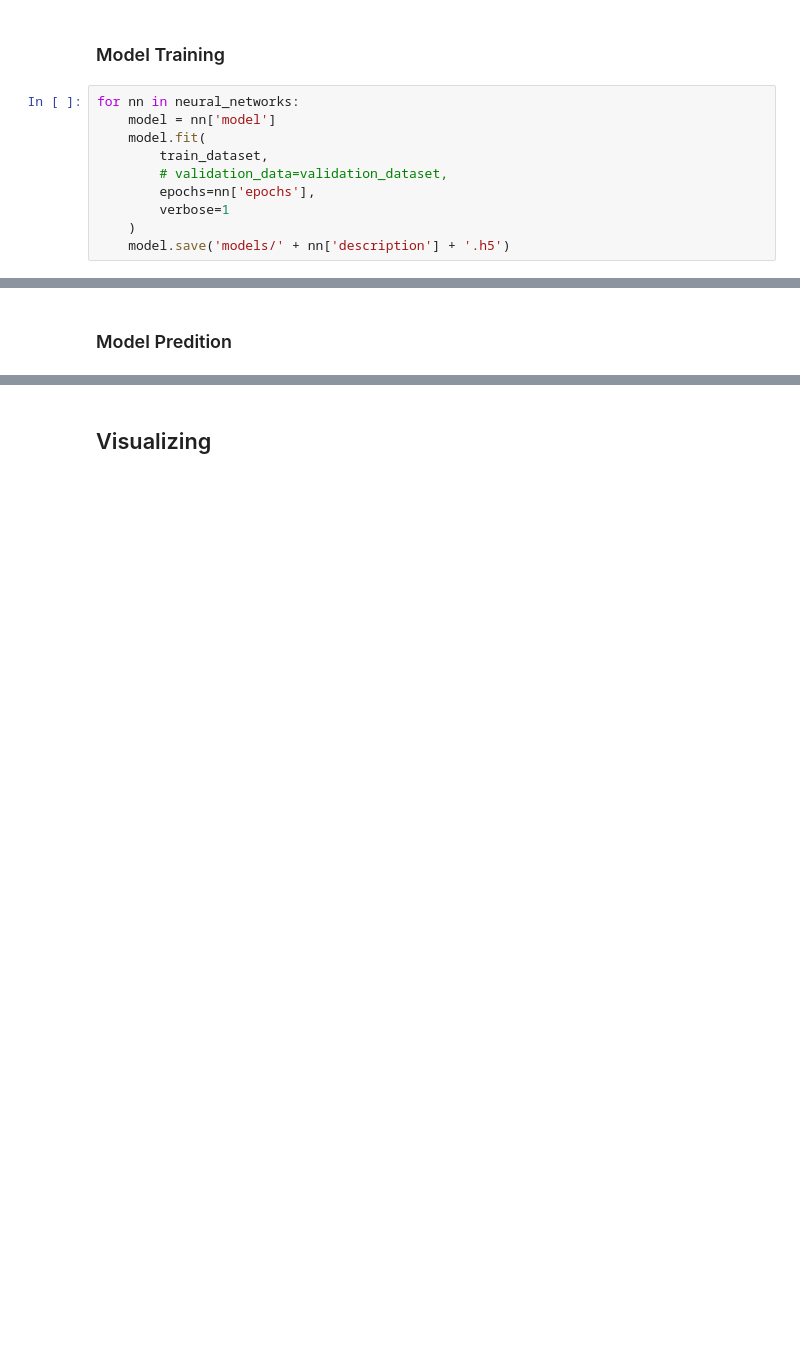
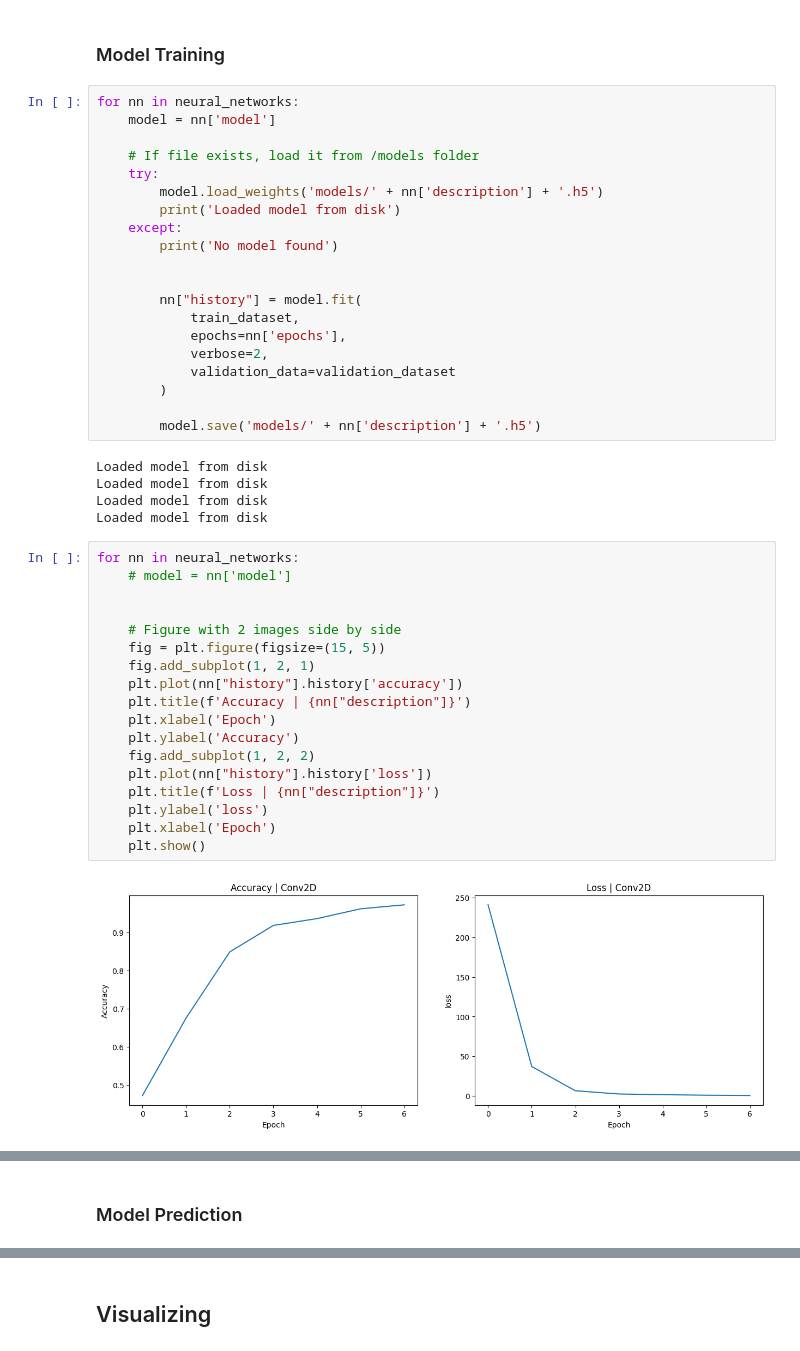
Before and after one commit to gxara/deep-learning-intel-challenge, a Jupyter notebook: project.ipynb, the cells around one changed output, grey strips where cells are left out. Saved outputs shown, nothing was run; the diff lists cells and outputs as text; blank space fills up the shorter version.

```diff
--- a/project.ipynb
+++ b/project.ipynb
@@ -69,10 +165,45 @@ for nn in neural_networks:
 # %%
 for nn in neural_networks:
     model = nn['model']
-    model.fit(
-        train_dataset,
-        # validation_data=validation_dataset,
-        epochs=nn['epochs'],
-        verbose=1
-    )
-    model.save('models/' + nn['description'] + '.h5')
+
+    # If file exists, load it from /models folder
+    try:
+        model.load_weights('models/' + nn['description'] + '.h5')
+        print('Loaded model from disk')
+    except:
+        print('No model found')
+
+
+        nn["history"] = model.fit(
+            train_dataset,
+            epochs=nn['epochs'],
+            verbose=2,
+            validation_data=validation_dataset
+        )
+
+        model.save('models/' + nn['description'] + '.h5')
+# %% [output]
+Loaded model from disk
+Loaded model from disk
+Loaded model from disk
+Loaded model from disk
+# %%
+for nn in neural_networks:
+    # model = nn['model']
+
+
+    # Figure with 2 images side by side
+    fig = plt.figure(figsize=(15, 5))
+    fig.add_subplot(1, 2, 1)
+    plt.plot(nn["history"].history['accuracy'])
+    plt.title(f'Accuracy | {nn["description"]}')
+    plt.xlabel('Epoch')
+    plt.ylabel('Accuracy')
+    fig.add_subplot(1, 2, 2)
+    plt.plot(nn["history"].history['loss'])
+    plt.title(f'Loss | {nn["description"]}')
+    plt.ylabel('loss')
+    plt.xlabel('Epoch')
+    plt.show()
+# %% [output]
+[figure, added]
@@ -79,3 +213,3 @@ for nn in neural_networks:
 # %% [markdown]
-### Model Predition
+### Model Prediction
 # %%
```
Also changed, not shown: parts of 12 cells of this notebook, 4 other files.
